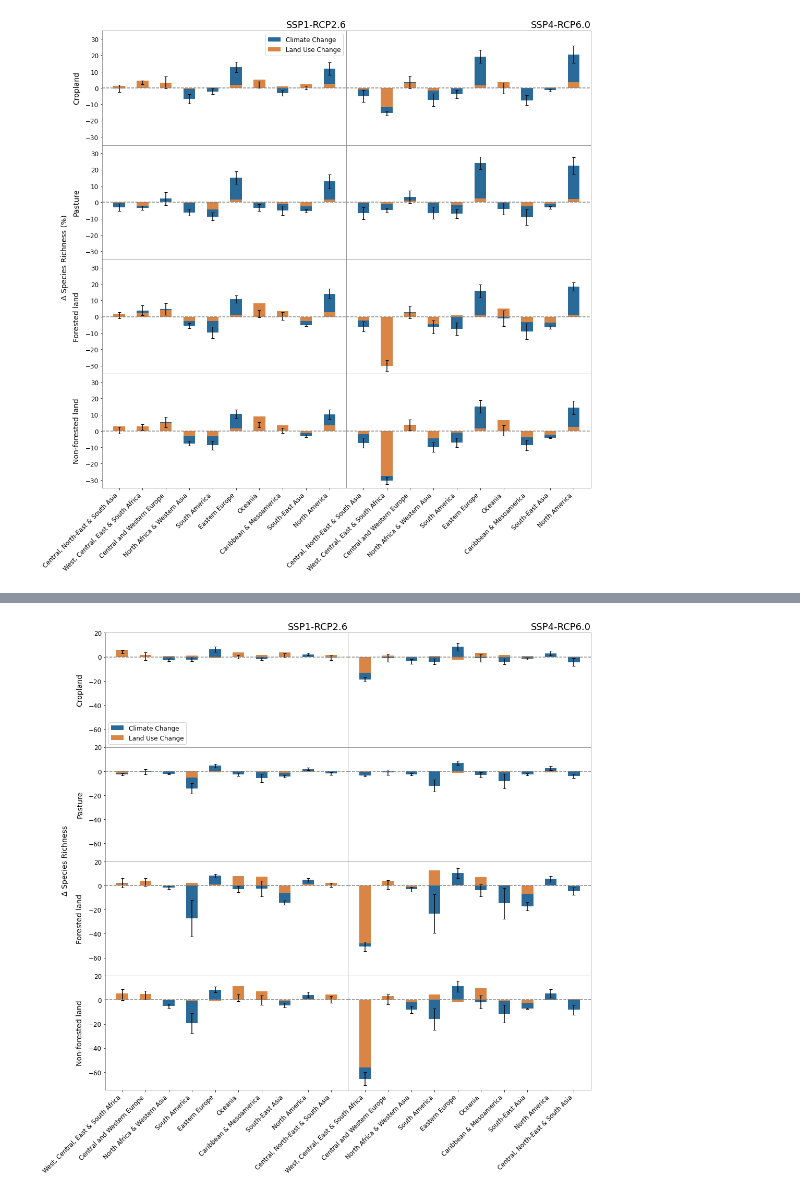
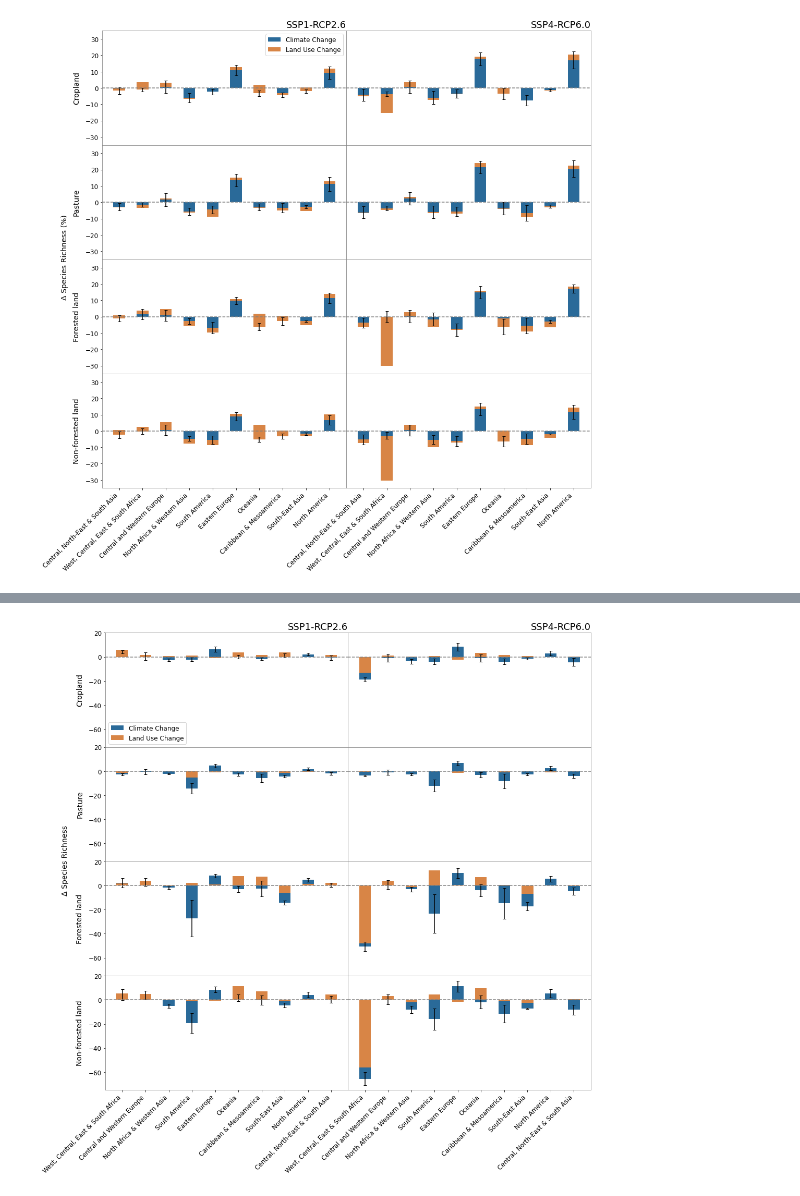
Before and after one commit to wyssacademy-unibe-ch/climate_Hari_etal_BioscenComb, a Jupyter notebook: functions/figures/code/key_fig_3.ipynb, the cells around one changed output, grey strips where cells are left out. Drawn from its saved outputs; the diff is of its cells as text; code cells hidden in the pictures.

Commit message:
Update Fig 3 error margins

```diff
--- a/functions/figures/code/key_fig_3.ipynb
+++ b/functions/figures/code/key_fig_3.ipynb
@@ -327,11 +327,11 @@ for i, habitat in enumerate(habitats):
 
         # Plotting the bars
         width = 0.5 # the width of the bars
-        ax.bar(x , rel_diff_newvalue_means, width, bottom=rel_diff_sumbins, label='Climate Change', color="#2a6a99")
-        ax.bar(x , rel_diff_sumbins, width, label='Land Use Change', color="#d88546")
+        ax.bar(x , rel_diff_newvalue_means, width,  label='Climate Change', color="#2a6a99")
+        ax.bar(x , rel_diff_sumbins, width, bottom=rel_diff_newvalue_means, label='Land Use Change', color="#d88546")
 
         # Adding error bars
-        ax.errorbar(x, total_heights, yerr=std_dev_newvalue, fmt='none', capsize=3, color='black')
+        ax.errorbar(x,rel_diff_newvalue_means, yerr=std_dev_newvalue, fmt='none', capsize=3, color='black')
 
         ax.set_ylim([-35, 35])
         ax.axhline(y=0, color='gray', linestyle='--')
@@ -342,34 +342,34 @@ for i, habitat in enumerate(habitats):
         else:
             ax.set_xticks([])  # No x-tick labels for other rows
 
         # If this is the first column, set the y-label
 
 
         if j == 1:
             ax.set_yticks([])
 
 
         # Set the title for the top row
         if i == 0:
             ax.set_title(f'{scenario_indices[scenario]}',loc='right')
 
         # Add the legend only for the first subplot or as per your preference
         if i == 0 and j == 0:
             ax.legend()
 
 # Add the habitat labels on the right side of the plot matrix
 for i, habitat in enumerate(habitats):
     axes[i, -1].text(-1.12, 0.5, habitat_indices[habitat], transform=axes[i, -1].transAxes, rotation=90, va='center', fontsize=14)
 fig.text(0.05, 0.57, 'Δ Species Richness (%)', va='center', rotation='vertical', fontsize=14)
 
 # Adjust the layout
 plt.tight_layout()
 plt.subplots_adjust(wspace=0,hspace=0)  # Adjust this value as needed
 plt.savefig("/storage/homefs/ch21o450/scripts/climate_Hari_etal_inprep/functions/figures/main_figures/Figure_3")
 # Show the plot
 plt.show()
 # %% [output]
-[figure, old version]
+[figure, new version]
 # %%
 import matplotlib.pyplot as plt
 import numpy as np
```
Also changed, not shown: 11 other files.
